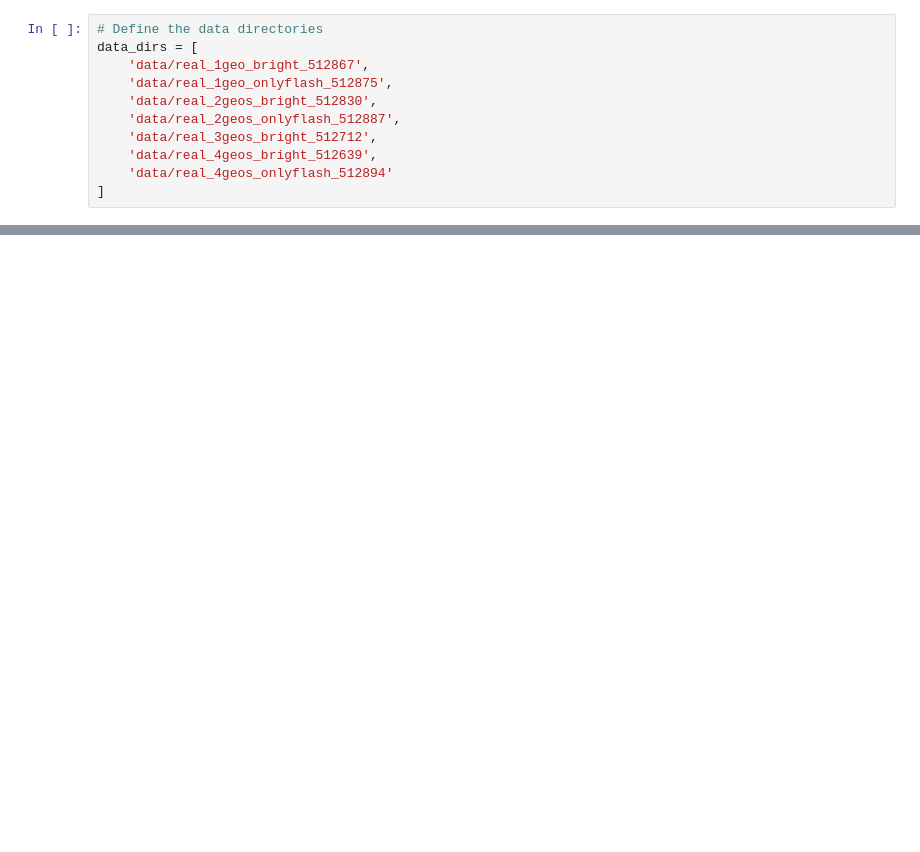
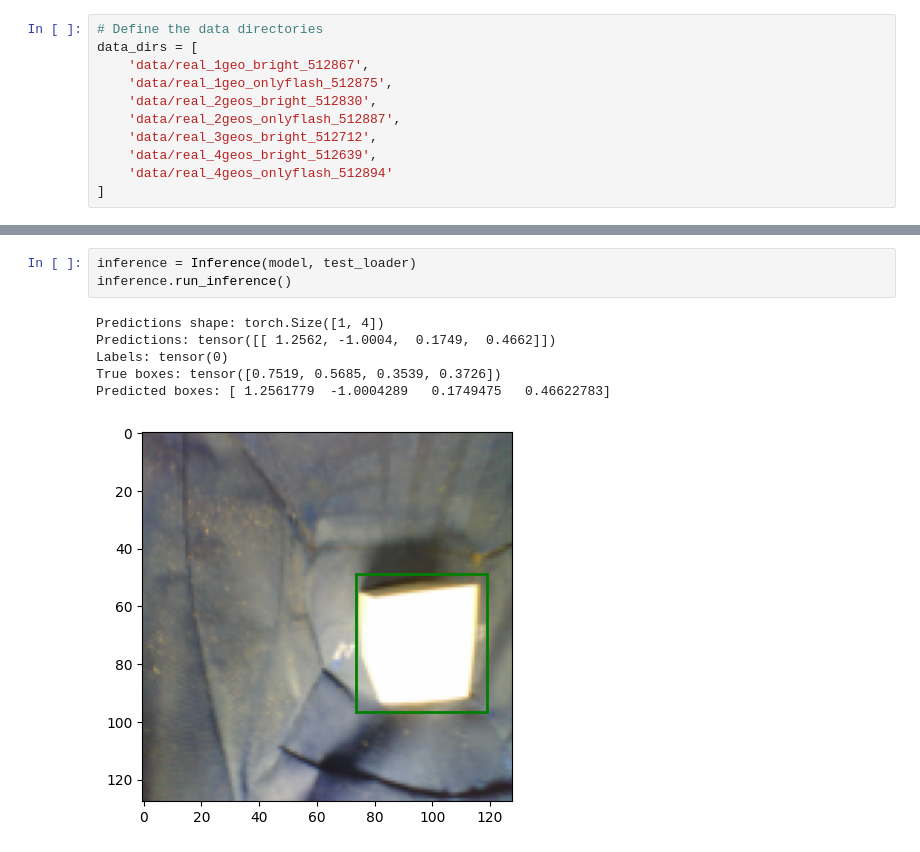
Before and after one commit to Leonpa/cybathlon, a Jupyter notebook: recognition.ipynb, the cells around one changed output, grey strips where cells are left out. Saved outputs shown, nothing was run; the diff lists cells and outputs as text; blank space fills up the shorter version.

Commit message:
Working Training and Inference

```diff
--- a/recognition.ipynb
+++ b/recognition.ipynb
@@ -85,0 +104,10 @@ TypeError: 'DataLoader' object is not subscriptable
+# %%
+inference = Inference(model, test_loader)
+inference.run_inference()
+# %% [output]
+Predictions shape: torch.Size([1, 4])
+Predictions: tensor([[ 1.2562, -1.0004,  0.1749,  0.4662]])
+Labels: tensor(0)
+True boxes: tensor([0.7519, 0.5685, 0.3539, 0.3726])
+Predicted boxes: [ 1.2561779  -1.0004289   0.1749475   0.46622783]
+[figure, added]
```
Also changed, not shown: parts of 4 cells of this notebook, 1 other file.
